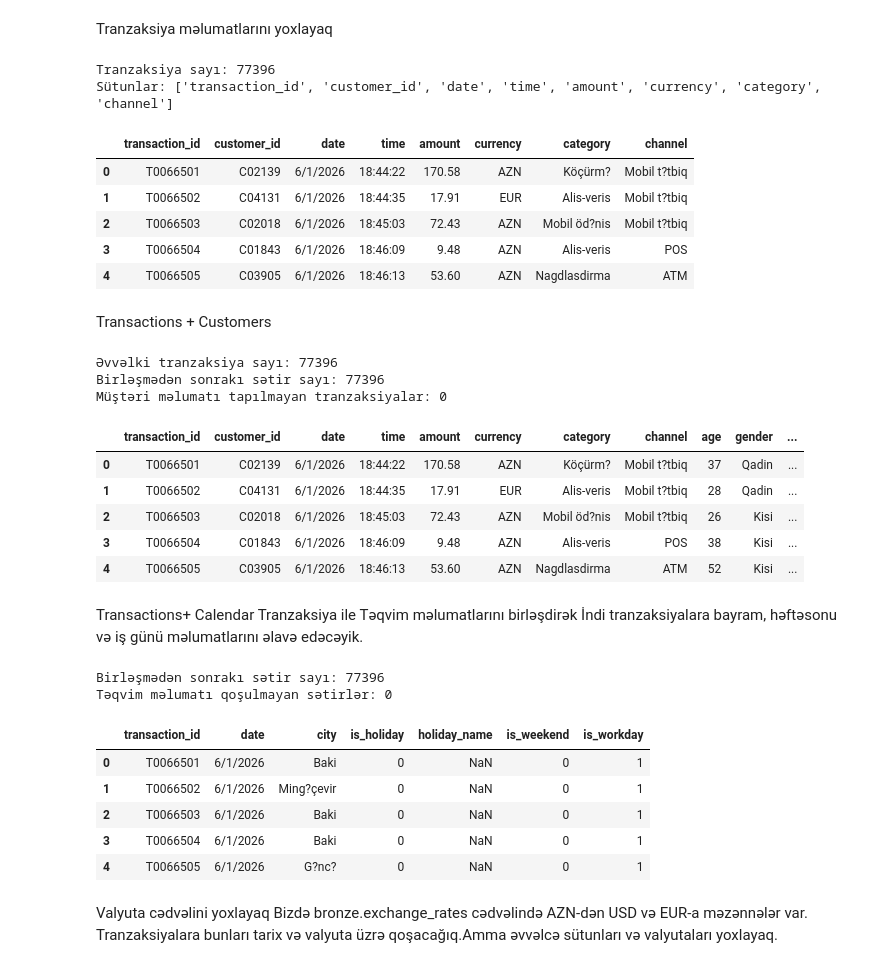
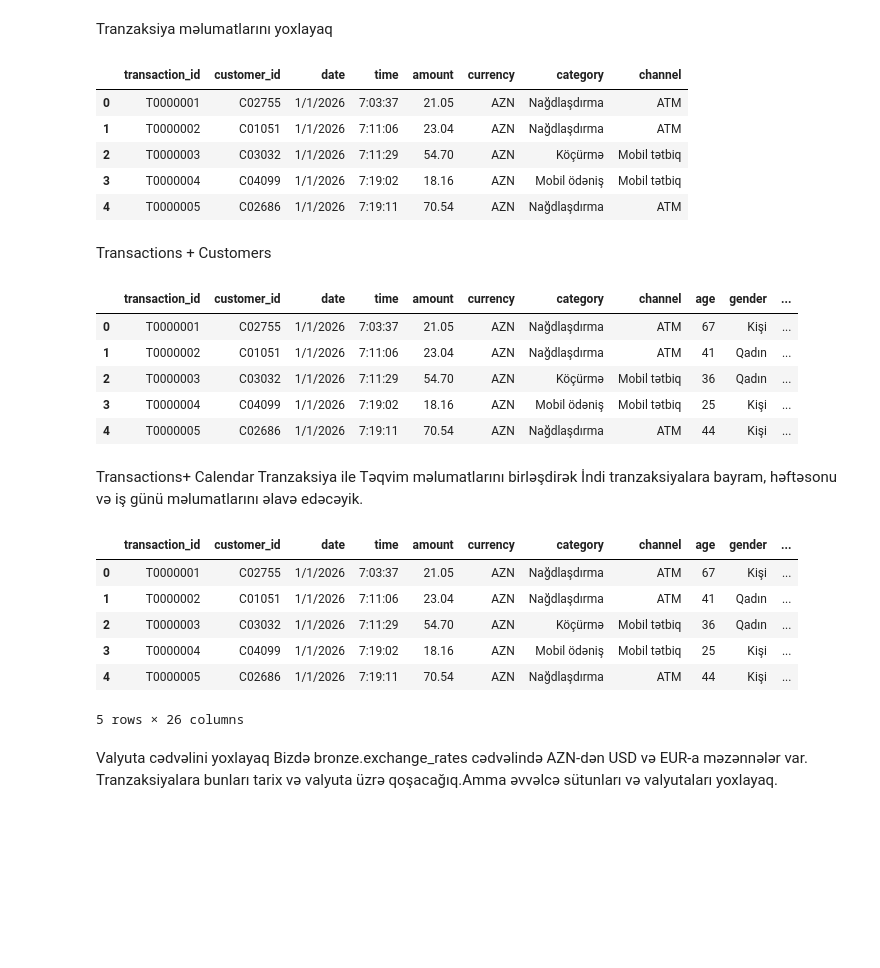
Before and after one commit to mashadiyevasabina/Bank_Analysis, a Jupyter notebook: notebooks/01_bronze_load.ipynb, the cells around one changed output. Saved outputs shown, nothing was run; the diff lists cells and outputs as text; code cells hidden in the pictures; blank space fills up the shorter version.

```diff
--- a/notebooks/01_bronze_load.ipynb
+++ b/notebooks/01_bronze_load.ipynb
@@ -258,50 +179,33 @@ with engine.connect() as conn:
         text("SELECT * FROM bronze.transactions"),
         conn
     )
-
-print("Tranzaksiya sayı:", len(transactions_df))
-print("Sütunlar:", transactions_df.columns.tolist())
-
-display(transactions_df.head())
+transactions_df.head()
 # %% [output]
-Tranzaksiya sayı: 77396
-Sütunlar: ['transaction_id', 'customer_id', 'date', 'time', 'amount', 'currency', 'category', 'channel']
 |  | transaction_id | customer_id | date | time | amount | currency | category | channel |
-| 0 | T0066501 | C02139 | 6/1/2026 | 18:44:22 | 170.58 | AZN | Köçürm? | Mobil t?tbiq |
-| 1 | T0066502 | C04131 | 6/1/2026 | 18:44:35 | 17.91 | EUR | Alis-veris | Mobil t?tbiq |
-| 2 | T0066503 | C02018 | 6/1/2026 | 18:45:03 | 72.43 | AZN | Mobil öd?nis | Mobil t?tbiq |
-| 3 | T0066504 | C01843 | 6/1/2026 | 18:46:09 | 9.48 | AZN | Alis-veris | POS |
-| 4 | T0066505 | C03905 | 6/1/2026 | 18:46:13 | 53.60 | AZN | Nagdlasdirma | ATM |
+| 0 | T0000001 | C02755 | 1/1/2026 | 7:03:37 | 21.05 | AZN | Nağdlaşdırma | ATM |
+| 1 | T0000002 | C01051 | 1/1/2026 | 7:11:06 | 23.04 | AZN | Nağdlaşdırma | ATM |
+| 2 | T0000003 | C03032 | 1/1/2026 | 7:11:29 | 54.70 | AZN | Köçürmə | Mobil tətbiq |
+| 3 | T0000004 | C04099 | 1/1/2026 | 7:19:02 | 18.16 | AZN | Mobil ödəniş | Mobil tətbiq |
+| 4 | T0000005 | C02686 | 1/1/2026 | 7:19:11 | 70.54 | AZN | Nağdlaşdırma | ATM |
 # %% [markdown]
 Transactions + Customers
 # %%
 # Tranzaksiyaları müştəri məlumatları ilə birləşdiririk
 bronze_transactions_merged = transactions_df.merge(
     customers_df,
     on="customer_id",
     how="left",
     validate="many_to_one"
 )
 
-print("Əvvəlki tranzaksiya sayı:", len(transactions_df))
-print("Birləşmədən sonrakı sətir sayı:", len(bronze_transactions_merged))
-
-print(
-    "Müştəri məlumatı tapılmayan tranzaksiyalar:",
-    bronze_transactions_merged["city"].isna().sum()
-)
-
-display(bronze_transactions_merged.head())
+bronze_transactions_merged.head()
 # %% [output]
-Əvvəlki tranzaksiya sayı: 77396
-Birləşmədən sonrakı sətir sayı: 77396
-Müştəri məlumatı tapılmayan tranzaksiyalar: 0
 |  | transaction_id | customer_id | date | time | amount | currency | category | channel | age | gender | ... |
-| 0 | T0066501 | C02139 | 6/1/2026 | 18:44:22 | 170.58 | AZN | Köçürm? | Mobil t?tbiq | 37 | Qadin | ... |
-| 1 | T0066502 | C04131 | 6/1/2026 | 18:44:35 | 17.91 | EUR | Alis-veris | Mobil t?tbiq | 28 | Qadin | ... |
-| 2 | T0066503 | C02018 | 6/1/2026 | 18:45:03 | 72.43 | AZN | Mobil öd?nis | Mobil t?tbiq | 26 | Kisi | ... |
-| 3 | T0066504 | C01843 | 6/1/2026 | 18:46:09 | 9.48 | AZN | Alis-veris | POS | 38 | Kisi | ... |
-| 4 | T0066505 | C03905 | 6/1/2026 | 18:46:13 | 53.60 | AZN | Nagdlasdirma | ATM | 52 | Kisi | ... |
+| 0 | T0000001 | C02755 | 1/1/2026 | 7:03:37 | 21.05 | AZN | Nağdlaşdırma | ATM | 67 | Kişi | ... |
+| 1 | T0000002 | C01051 | 1/1/2026 | 7:11:06 | 23.04 | AZN | Nağdlaşdırma | ATM | 41 | Qadın | ... |
+| 2 | T0000003 | C03032 | 1/1/2026 | 7:11:29 | 54.70 | AZN | Köçürmə | Mobil tətbiq | 36 | Qadın | ... |
+| 3 | T0000004 | C04099 | 1/1/2026 | 7:19:02 | 18.16 | AZN | Mobil ödəniş | Mobil tətbiq | 25 | Kişi | ... |
+| 4 | T0000005 | C02686 | 1/1/2026 | 7:19:11 | 70.54 | AZN | Nağdlaşdırma | ATM | 44 | Kişi | ... |
 # %% [markdown]
 Transactions+ Calendar
 Tranzaksiya ile Təqvim məlumatlarını birləşdirək
@@ -328,36 +232,15 @@ bronze_transactions_merged = bronze_transactions_merged.merge(
     how="left",
     validate="many_to_one"
 )
-
-print("Birləşmədən sonrakı sətir sayı:", len(bronze_transactions_merged))
-
-print(
-    "Təqvim məlumatı qoşulmayan sətirlər:",
-    bronze_transactions_merged["is_holiday"].isna().sum()
-)
-
-display(
-    bronze_transactions_merged[
-        [
-            "transaction_id",
-            "date",
-            "city",
-            "is_holiday",
-            "holiday_name",
-            "is_weekend",
-            "is_workday"
-        ]
-    ].head()
-)
+bronze_transactions_merged.head()
 # %% [output]
+|  | transaction_id | customer_id | date | time | amount | currency | category | channel | age | gender | ... |
+| 0 | T0000001 | C02755 | 1/1/2026 | 7:03:37 | 21.05 | AZN | Nağdlaşdırma | ATM | 67 | Kişi | ... |
+| 1 | T0000002 | C01051 | 1/1/2026 | 7:11:06 | 23.04 | AZN | Nağdlaşdırma | ATM | 41 | Qadın | ... |
+| 2 | T0000003 | C03032 | 1/1/2026 | 7:11:29 | 54.70 | AZN | Köçürmə | Mobil tətbiq | 36 | Qadın | ... |
+| 3 | T0000004 | C04099 | 1/1/2026 | 7:19:02 | 18.16 | AZN | Mobil ödəniş | Mobil tətbiq | 25 | Kişi | ... |
+| 4 | T0000005 | C02686 | 1/1/2026 | 7:19:11 | 70.54 | AZN | Nağdlaşdırma | ATM | 44 | Kişi | ... |
-Birləşmədən sonrakı sətir sayı: 77396
-Təqvim məlumatı qoşulmayan sətirlər: 0
+5 rows × 26 columns
-|  | transaction_id | date | city | is_holiday | holiday_name | is_weekend | is_workday |
-| 0 | T0066501 | 6/1/2026 | Baki | 0 | NaN | 0 | 1 |
-| 1 | T0066502 | 6/1/2026 | Ming?çevir | 0 | NaN | 0 | 1 |
-| 2 | T0066503 | 6/1/2026 | Baki | 0 | NaN | 0 | 1 |
-| 3 | T0066504 | 6/1/2026 | Baki | 0 | NaN | 0 | 1 |
-| 4 | T0066505 | 6/1/2026 | G?nc? | 0 | NaN | 0 | 1 |
 # %% [markdown]
 Valyuta cədvəlini yoxlayaq
 Bizdə bronze.exchange_rates cədvəlində AZN-dən USD və EUR-a məzənnələr var. Tranzaksiyalara bunları tarix və valyuta üzrə qoşacağıq.Amma əvvəlcə sütunları və valyutaları yoxlayaq.
```
Also changed, not shown: parts of 18 cells of this notebook, 6 other files.
